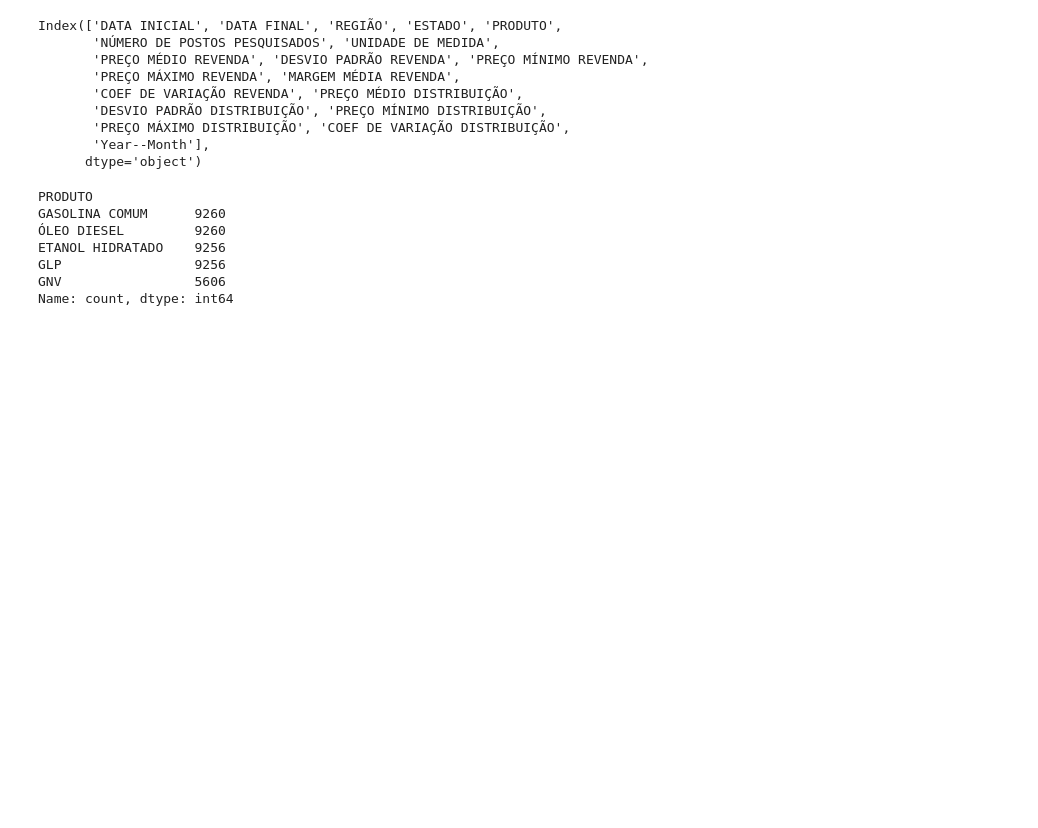
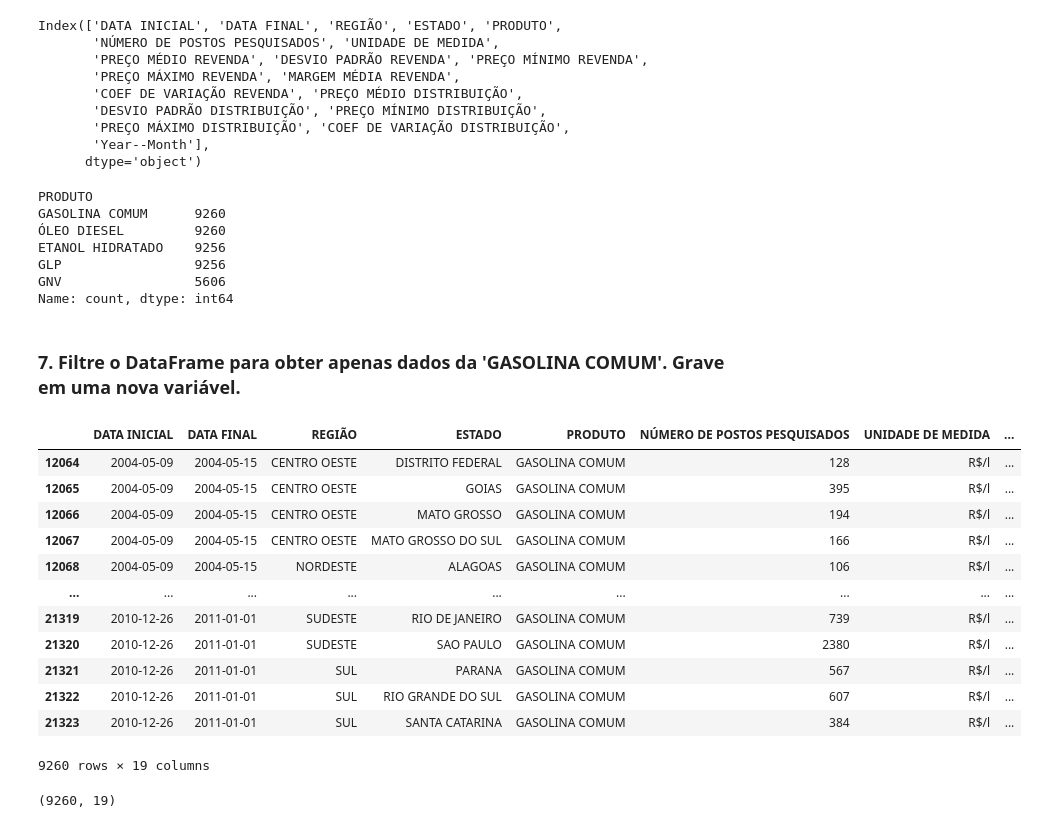
Before and after one commit to ludiemert/Analyzing_Data_Pandas_SQL, a Jupyter notebook: 4_Projectos/1_Prices_Gas/1_Price_Gas.ipynb, the cells around one changed output. Cells and saved outputs as stored; diff of their text form; code cells hidden in the pictures; blank space fills up the shorter version.

```diff
--- a/4_Projectos/1_Prices_Gas/1_Price_Gas.ipynb
+++ b/4_Projectos/1_Prices_Gas/1_Price_Gas.ipynb
@@ -240,5 +262,5 @@ Name: DATA FINAL, Length: 42638, dtype: datetime64[ns]
 # referenciar mes com o ano
 # para cada data extrair o ano => lambda => x: x.year
 # string somente com ano =>  df_gas_2000["Year--Month"] = df_gas_2000["DATA FINAL"].apply(lambda x: '{}'.format(x.year))
-df_gas_2000["Year--Month"] = df_gas_2000["DATA FINAL"].apply(lambda x: '{}'.format(x.year))
+df_gas_2001["Year--Month"] = df_gas_2001["DATA FINAL"].apply(lambda x: '{}'.format(x.year))
 # %%
@@ -259,5 +281,5 @@ Name: Year--Month, Length: 42638, dtype: object
 # %%
 # ano e mes
 
-df_gas_2000["Year--Month"] = df_gas_2000["DATA FINAL"].apply(lambda x: '{}'.format(x.year)) + df_gas_2000["DATA FINAL"].apply(lambda x: '-{:02d}'.format(x.month))
+df_gas_2001["Year--Month"] = df_gas_2001["DATA FINAL"].apply(lambda x: '{}'.format(x.year)) + df_gas_2001["DATA FINAL"].apply(lambda x: '-{:02d}'.format(x.month))
 # %%
@@ -316,3 +338,32 @@ ETANOL HIDRATADO    9256
 GLP                 9256
 GNV                 5606
 Name: count, dtype: int64
+# %% [markdown]
+### 7. Filtre o DataFrame para obter apenas dados da 'GASOLINA COMUM'. Grave em uma nova variável.
+# %%
+# series de tru and false
+df_filtro = df_gas_2001['PRODUTO'] == 'GASOLINA COMUM'
+# %%
+df2 = df_gas_2001[df_filtro]
+# df_gas_2000_filter = df_gas_2000 = df_gas_2000['PRODUTO'] == 'GASOLINA COMUM'
+# df_gas_2000["PRODUTO"] == 'GASOLINA COMUM ' => rule logic, to have values tru or false
+# %%
+df2
+# %% [output]
+|  | DATA INICIAL | DATA FINAL | REGIÃO | ESTADO | PRODUTO | NÚMERO DE POSTOS PESQUISADOS | UNIDADE DE MEDIDA | ... |
+| 12064 | 2004-05-09 | 2004-05-15 | CENTRO OESTE | DISTRITO FEDERAL | GASOLINA COMUM | 128 | R$/l | ... |
+| 12065 | 2004-05-09 | 2004-05-15 | CENTRO OESTE | GOIAS | GASOLINA COMUM | 395 | R$/l | ... |
+| 12066 | 2004-05-09 | 2004-05-15 | CENTRO OESTE | MATO GROSSO | GASOLINA COMUM | 194 | R$/l | ... |
+| 12067 | 2004-05-09 | 2004-05-15 | CENTRO OESTE | MATO GROSSO DO SUL | GASOLINA COMUM | 166 | R$/l | ... |
+| 12068 | 2004-05-09 | 2004-05-15 | NORDESTE | ALAGOAS | GASOLINA COMUM | 106 | R$/l | ... |
+| ... | ... | ... | ... | ... | ... | ... | ... | ... |
+| 21319 | 2010-12-26 | 2011-01-01 | SUDESTE | RIO DE JANEIRO | GASOLINA COMUM | 739 | R$/l | ... |
+| 21320 | 2010-12-26 | 2011-01-01 | SUDESTE | SAO PAULO | GASOLINA COMUM | 2380 | R$/l | ... |
+| 21321 | 2010-12-26 | 2011-01-01 | SUL | PARANA | GASOLINA COMUM | 567 | R$/l | ... |
+| 21322 | 2010-12-26 | 2011-01-01 | SUL | RIO GRANDE DO SUL | GASOLINA COMUM | 607 | R$/l | ... |
+| 21323 | 2010-12-26 | 2011-01-01 | SUL | SANTA CATARINA | GASOLINA COMUM | 384 | R$/l | ... |
+9260 rows × 19 columns
+# %%
+df2.shape
+# %% [output]
+(9260, 19)
```
Also changed, not shown: parts of 26 cells of this notebook.
